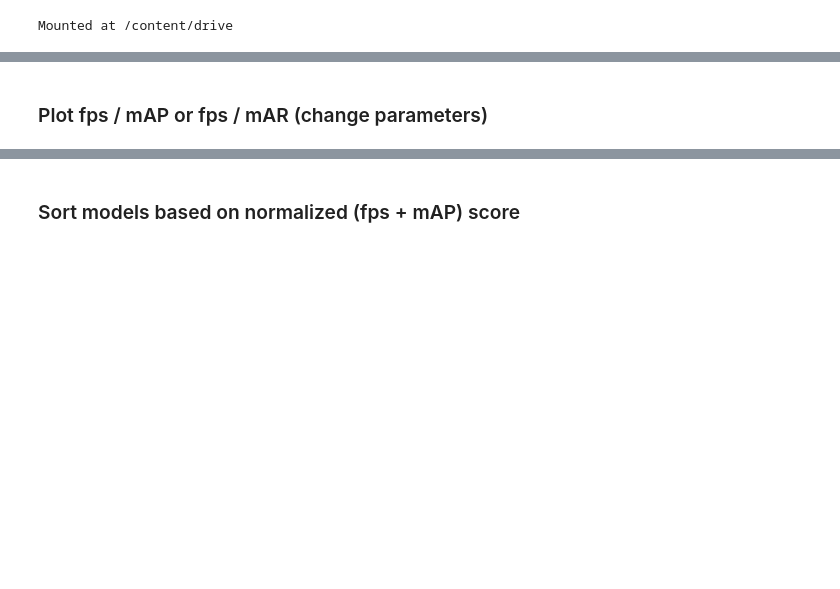
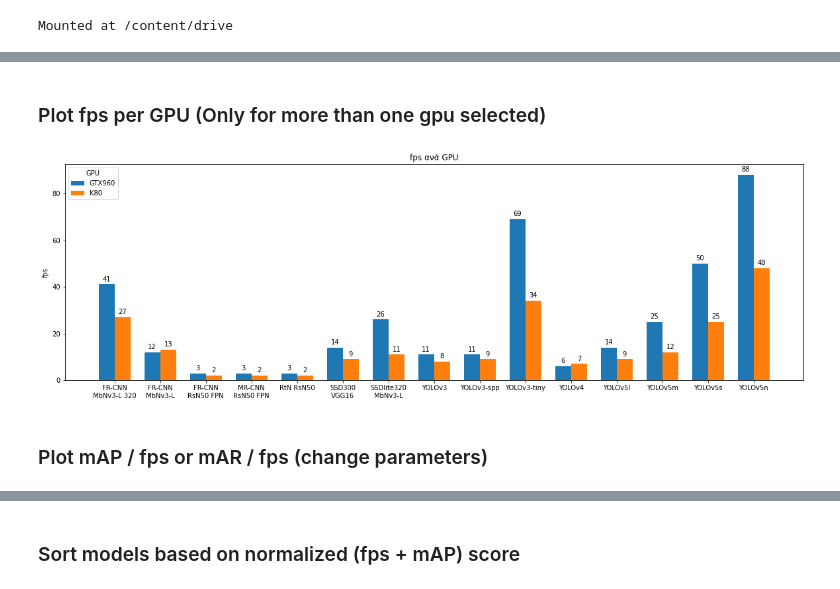
Before and after one commit to joangog/object-detection, a Jupyter notebook: analysis.ipynb, the cells around one changed output, grey strips where cells are left out. Saved outputs shown, nothing was run; the diff lists cells and outputs as text; code cells hidden in the pictures; blank space fills up the shorter version.

```diff
--- a/analysis.ipynb
+++ b/analysis.ipynb
@@ -124,5 +274,43 @@ perf_table
+# %% [markdown]
+### Plot fps per GPU (Only for more than one gpu selected)
+# %%
+groups_per_gpu = results.groupby(by=['model','model_img_size','gpu'])
+
+fps_per_gpu = groups_per_gpu.first().iloc[:,[2]].reset_index()
+# Put YOLOv5n last in order
+fps_per_gpu_yolov5n = fps_per_gpu[fps_per_gpu['model']=='YOLOv5n']
+fps_per_gpu = fps_per_gpu[fps_per_gpu['model']!='YOLOv5n']
+fps_per_gpu = fps_per_gpu.append(fps_per_gpu_yolov5n).reset_index().drop(columns=['index'])
+
+fps_gtx960 = fps_per_gpu[fps_per_gpu['gpu']=='gtx960']['fps'].values
+fps_k80 = fps_per_gpu[fps_per_gpu['gpu']=='k80']['fps'].values
+
+# Bar chart settings
+x = np.arange(len(models))  # the label locations
+width = 0.35  # the width of the bars
+
+# Plot bar chart
+
+fig, ax = plt.subplots()
+fig.set_size_inches(20,6)
+
+gtx960_bar = ax.bar(x - width/2, [int(val) for val in fps_gtx960], width, label='GTX960')
+k80_bar = ax.bar(x + width/2, [int(val) for val in fps_k80], width, label='K80')
+
+ax.set_ylabel('fps')
+ax.set_title('fps ανά GPU')
+ax.set_xticks(x)
+ax.set_xticklabels([tw.fill(model_name, width=11) for model_name in models_short])
+ax.legend(title='GPU')
+
+ax.bar_label(gtx960_bar, padding=3)
+ax.bar_label(k80_bar, padding=3)
+
+plt.show()
+# %% [output]
+[figure, added]
 # %% [markdown]
-### Plot  fps / mAP or fps / mAR (change parameters)
+### Plot  mAP / fps or mAR / fps (change parameters)
 # %%
 %matplotlib inline
 
```
Also changed, not shown: parts of 35 cells of this notebook.
